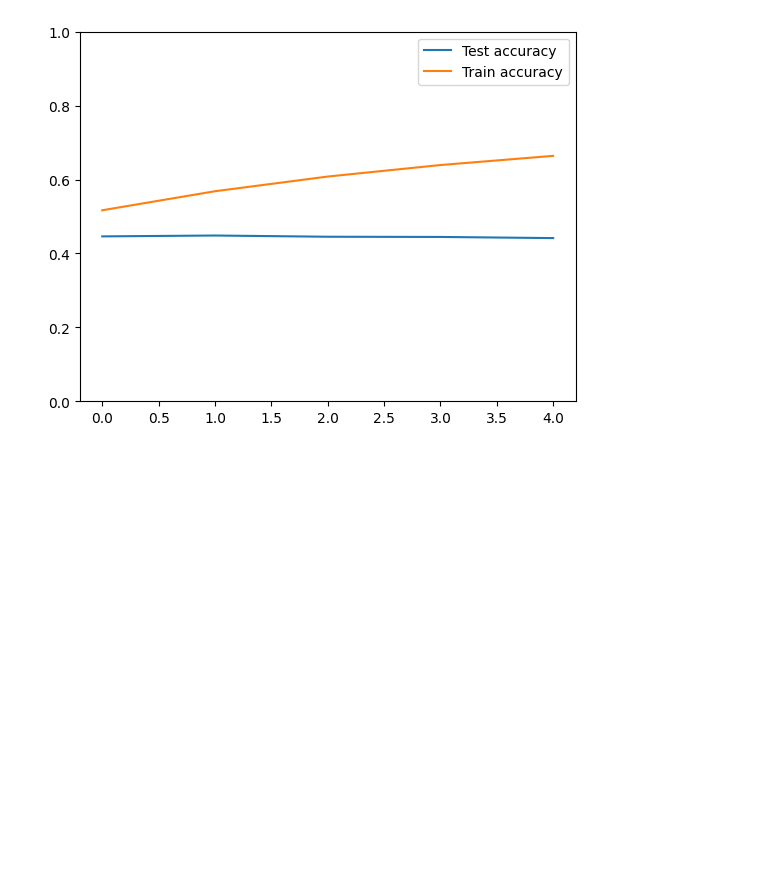
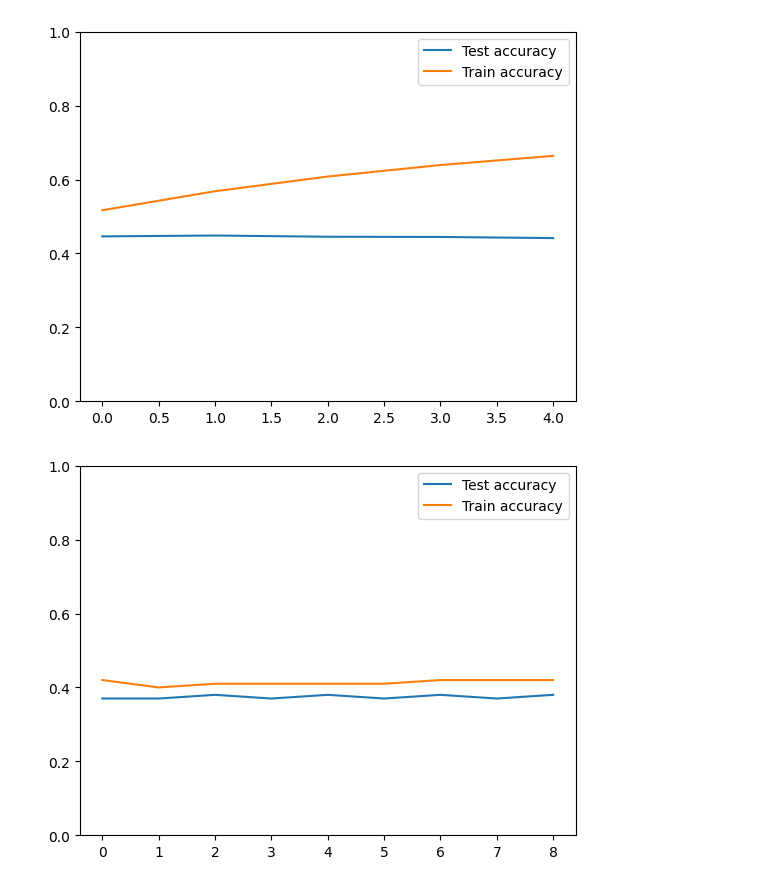
Before and after one commit to Massimo-Horvath/LLM-DeepLearning, a Jupyter notebook: LLM_Horvath_Folly-Dogba.ipynb, the cells around one changed output. Saved outputs shown, nothing was run; the diff lists cells and outputs as text; code cells hidden in the pictures; blank space fills up the shorter version.

```diff
--- a/LLM_Horvath_Folly-Dogba.ipynb
+++ b/LLM_Horvath_Folly-Dogba.ipynb
@@ -464,19 +519,0 @@ Nombre de paramètres du modèle : 34398662
-# %%
-letter = 'a'
-
-state_params_saver = {
-    'block_size': block_size,
-    'batch_size': batch_size,
-    'n_red': n_red,
-    'n_emb': n_embd,
-    'n_layer': n_layer,
-    'n_head': n_head,
-    'vocab_size': len(vocab)
-}
-
-# saving parameters
-file_path = f"./saved_models/{letter}_models_params.json"
-
-save_params(file_path, state_params_saver)
-
-train(model, dataset, batch_size, n_epochs, lr, device,letter=letter)
@@ -487,7 +546,8 @@ KeyboardInterrupt:
 ---
 # Load a Model
 # %%
-letter = 'd'
+letter = 'light'
+version = 10
 
 # reading parameters
 file_path = f"./saved_models/{letter}_models_params.json"
@@ -502,7 +562,7 @@ model = GPT(
     n_red=params['n_red'],
 )
 
-model.load_state_dict(torch.load(f"./saved_models/{letter}_model1.pt",weights_only=True))
+model.load_state_dict(torch.load(f"./saved_models/{letter}_model{version}.pt",weights_only=True))
 model.to(device)
 # %% [output]
 GPT(
@@ -591,3 +622,19 @@ Accuracy: 85.42%
+# %%
+def plot_acc(letter, n_epochs):
+    test_acc = []
+    train_acc = []
+    for i in range(1,n_epochs):
+        model.load_state_dict(torch.load(f"./saved_models/{letter}_model{i+1}.pt",weights_only=True))
+
+        test_acc.append(Accuracy(model, dataset))
+        train_acc.append(Accuracy(model, dataset,train_data = True))
+
+    plt.plot(test_acc, label = "Test accuracy")
+    plt.plot(train_acc, label = "Train accuracy")
+    plt.legend()
+    plt.ylim(0,1)
+
+    plt.show()
 # %%
 test_acc = []
 train_acc = []
@@ -622,3 +669,7 @@ plt.ylim(0,1)
 plt.show()
 # %% [output]
 [figure]
+# %%
+plot_acc('light',10)
+# %% [output]
+[figure, added]
```
Also changed, not shown: parts of 16 cells of this notebook.
